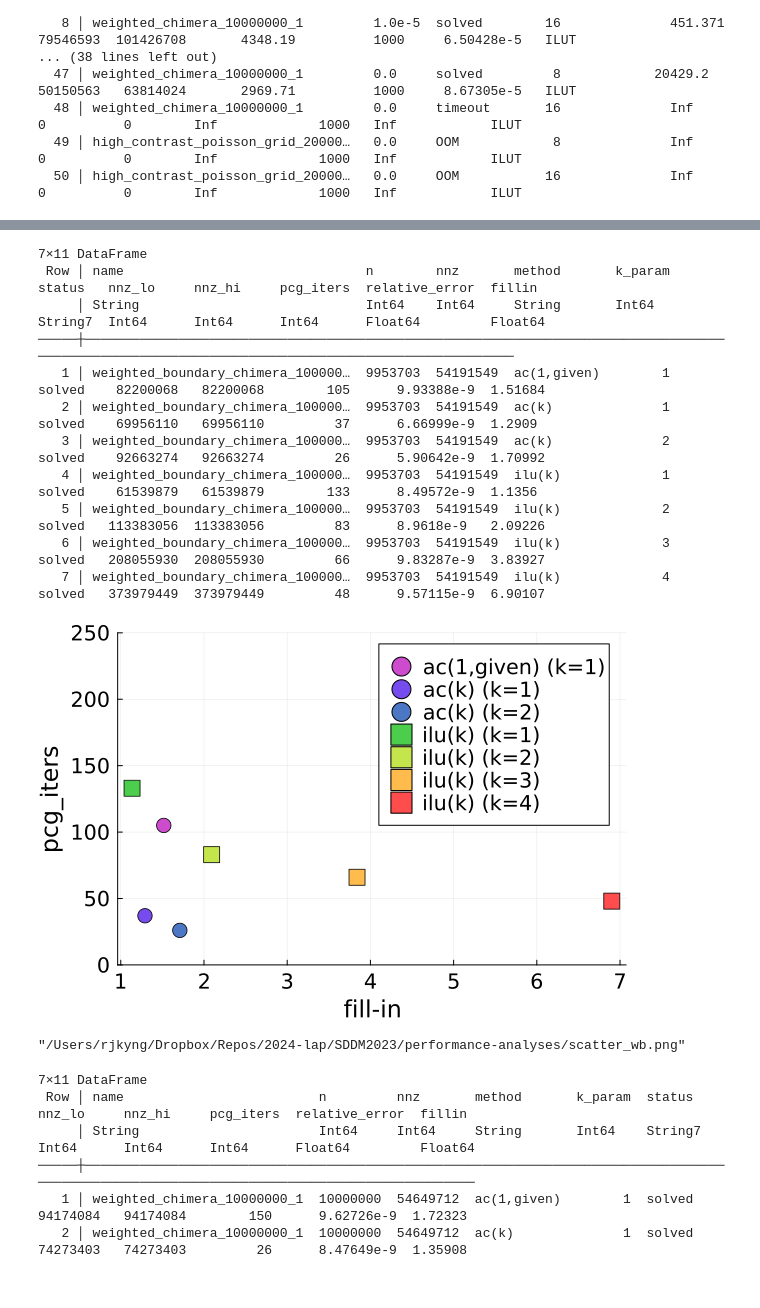
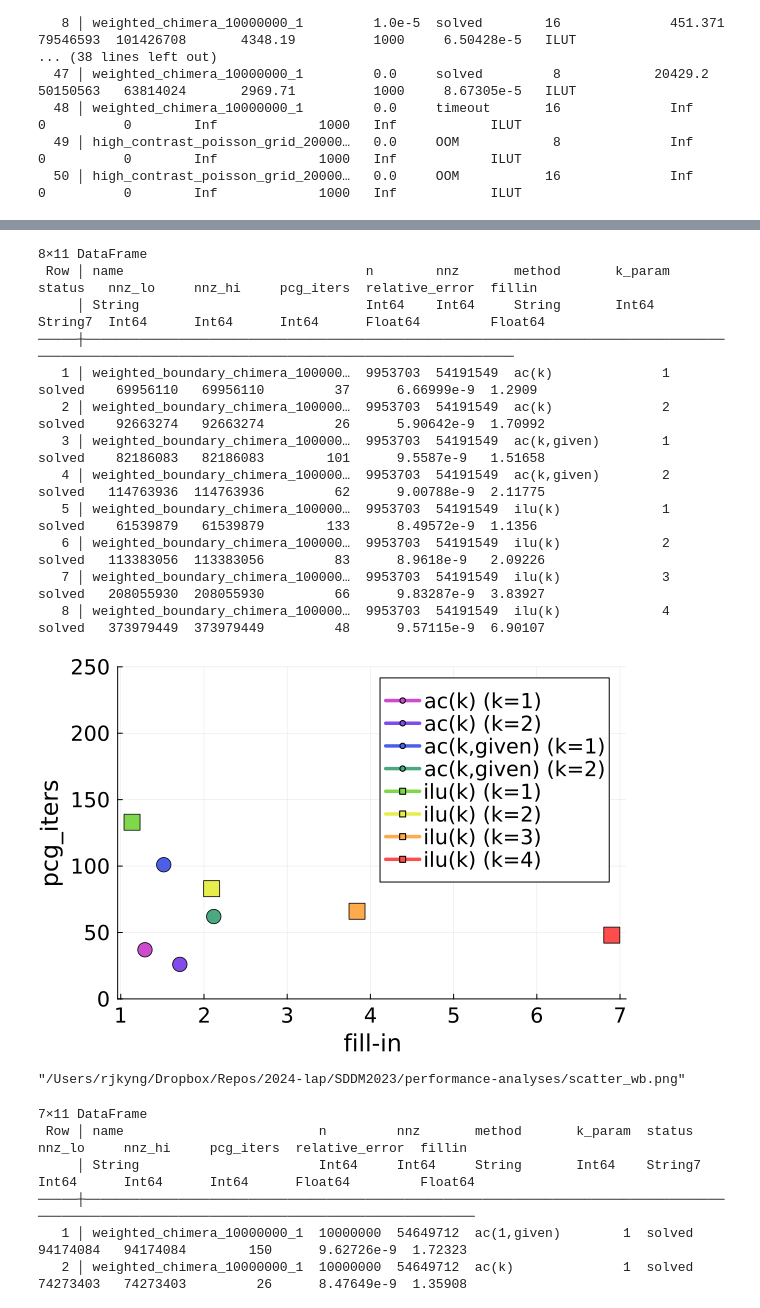
Before and after one commit to rjkyng/SDDM2023, a Jupyter notebook: performance-analyses/2025-03-25_fill-in.ipynb, the cells around one changed output, grey strips where cells are left out. Drawn from its saved outputs; the diff is of its cells as text; code cells hidden in the pictures.

Commit message:
working on new fill-in plots

```diff
--- a/performance-analyses/2025-03-25_fill-in.ipynb
+++ b/performance-analyses/2025-03-25_fill-in.ipynb
@@ -129,7 +161,7 @@ McRae/ecology1,solved,2,4.302411794662476,26362785,26362785,3.2234280109405518,1
 df3 = CSV.read(IOBuffer(data), DataFrame)
 
 # Add a new column "method" with the constant value "ac(k)"
-df3[!, :method] = fill("ac(TODO,given)", nrow(df3))
+df3[!, :method] = fill("ac(k,given)", nrow(df3))
 
 # Display the resulting DataFrame
 println(df3)
@@ -279,48 +378,72 @@ grouped = groupby(Twb, [:method, :k_param])
 # 3. Determine a unique color for each group using the Viridis palette
 n_groups = length(grouped)
 group_colors = palette(:lightrainbow, n_groups)
 
 # 4. Initialize a blank plot with axis labels and title
 plt = plot(xlabel = "fill-in", ylabel = "pcg_iters",
            xguidefont = font(16),    # larger x-axis label
            yguidefont = font(16),    # larger y-axis label
            legendfontsize = 14,      # larger legend text
            tickfont = font(14),      # larger tick labels
            ylims = (0, 250))     # set y-axis lower limit to 0
 
+# # 5. Loop over each group, set marker shape based on method, and plot with a unique color
+# for (i, subdf) in enumerate(grouped)
+#     # Construct label from method and k_param values (assumed constant per group)
+#     label_str = "$(subdf.method[1]) (k=$(subdf.k_param[1]))"
+
+#     # Choose marker shape: square for "ilu(k)" and circle otherwise
+#     marker_shape = (subdf.method[1] == "ilu(k)") ? :square : :circle
+
+#     # Plot the series; marker tuple: (shape, size)
+#     scatter!(plt, subdf.fillin, subdf.pcg_iters,
+#              label = label_str,
+#              marker = (marker_shape, 8),
+#              color = group_colors[i])
+# end
+
+
 # 5. Loop over each group, set marker shape based on method, and plot with a unique color
 for (i, subdf) in enumerate(grouped)
+
+    # Sort by x so the line runs from left-to-right instead of jumping around
+    subdf = sort(subdf, :fillin)
+
     # Construct label from method and k_param values (assumed constant per group)
     label_str = "$(subdf.method[1]) (k=$(subdf.k_param[1]))"
 
     # Choose marker shape: square for "ilu(k)" and circle otherwise
     marker_shape = (subdf.method[1] == "ilu(k)") ? :square : :circle
 
-    # Plot the series; marker tuple: (shape, size)
-    scatter!(plt, subdf.fillin, subdf.pcg_iters,
-             label = label_str,
-             marker = (marker_shape, 8),
-             color = group_colors[i])
+    # ONE call does both the markers and the connecting line
+    plot!(plt,
+          subdf.fillin,
+          subdf.pcg_iters;
+          marker       = (marker_shape, 8),   # shape & size
+          color        = group_colors[i],
+          linewidth    = 2,                   # thickness of the line
+          linestyle    = :solid,
+          label        = label_str)
 end
-
 
 # 6. Display the plot
 display(plt)
 
 savefig(plt, "scatter_wb.png")
 # %% [output]
-7×11 DataFrame
+8×11 DataFrame
  Row │ name                               n        nnz       method       k_param  status   nnz_lo     nnz_hi     pcg_iters  relative_error  fillin
      │ String                             Int64    Int64     String       Int64    String7  Int64      Int64      Int64      Float64         Float64
 ─────┼───────────────────────────────────────────────────────────────────────────────────────────────────────────────────────────────────────────────
-   1 │ weighted_boundary_chimera_100000…  9953703  54191549  ac(1,given)        1  solved    82200068   82200068        105      9.93388e-9  1.51684
-   2 │ weighted_boundary_chimera_100000…  9953703  54191549  ac(k)              1  solved    69956110   69956110         37      6.66999e-9  1.2909
-   3 │ weighted_boundary_chimera_100000…  9953703  54191549  ac(k)              2  solved    92663274   92663274         26      5.90642e-9  1.70992
-   4 │ weighted_boundary_chimera_100000…  9953703  54191549  ilu(k)             1  solved    61539879   61539879        133      8.49572e-9  1.1356
-   5 │ weighted_boundary_chimera_100000…  9953703  54191549  ilu(k)             2  solved   113383056  113383056         83      8.9618e-9   2.09226
-   6 │ weighted_boundary_chimera_100000…  9953703  54191549  ilu(k)             3  solved   208055930  208055930         66      9.83287e-9  3.83927
-   7 │ weighted_boundary_chimera_100000…  9953703  54191549  ilu(k)             4  solved   373979449  373979449         48      9.57115e-9  6.90107
+   1 │ weighted_boundary_chimera_100000…  9953703  54191549  ac(k)              1  solved    69956110   69956110         37      6.66999e-9  1.2909
+   2 │ weighted_boundary_chimera_100000…  9953703  54191549  ac(k)              2  solved    92663274   92663274         26      5.90642e-9  1.70992
+   3 │ weighted_boundary_chimera_100000…  9953703  54191549  ac(k,given)        1  solved    82186083   82186083        101      9.5587e-9   1.51658
+   4 │ weighted_boundary_chimera_100000…  9953703  54191549  ac(k,given)        2  solved   114763936  114763936         62      9.00788e-9  2.11775
+   5 │ weighted_boundary_chimera_100000…  9953703  54191549  ilu(k)             1  solved    61539879   61539879        133      8.49572e-9  1.1356
+   6 │ weighted_boundary_chimera_100000…  9953703  54191549  ilu(k)             2  solved   113383056  113383056         83      8.9618e-9   2.09226
+   7 │ weighted_boundary_chimera_100000…  9953703  54191549  ilu(k)             3  solved   208055930  208055930         66      9.83287e-9  3.83927
+   8 │ weighted_boundary_chimera_100000…  9953703  54191549  ilu(k)             4  solved   373979449  373979449         48      9.57115e-9  6.90107
-[figure, old version]
+[figure, new version]
 "/Users/rjkyng/Dropbox/Repos/2024-lap/SDDM2023/performance-analyses/scatter_wb.png"
 # %%
 # Assume T is already defined as in previous examples
```
Also changed, not shown: parts of 5 cells of this notebook, 2 other files.
